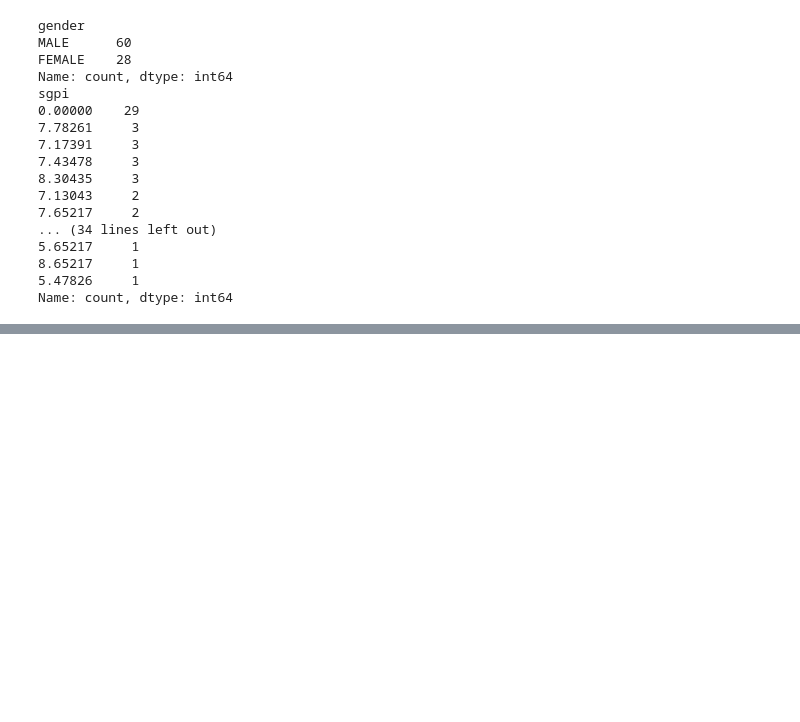
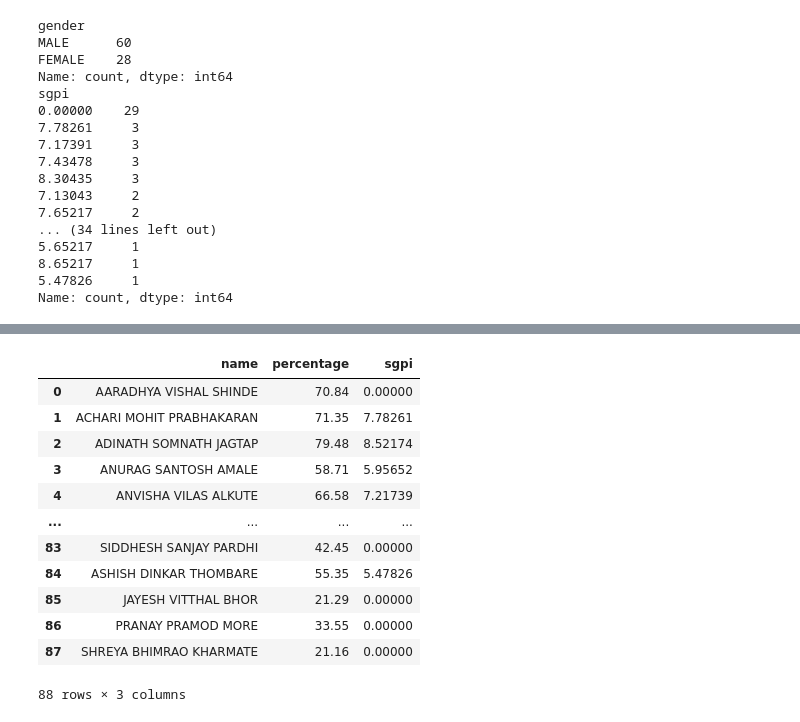
Before and after one commit to shivambandekar2526-png/result-analysis-aids-iv, a Jupyter notebook: notebooks/complete_data-analysis.ipynb, the cells around one changed output, grey strips where cells are left out. Drawn from its saved outputs; the diff is of its cells as text; code cells hidden in the pictures; blank space fills up the shorter version.

```diff
--- a/notebooks/complete_data-analysis.ipynb
+++ b/notebooks/complete_data-analysis.ipynb
@@ -105,0 +306,2 @@ Name: count, dtype: int64
+# %%
+df["college"] = df["college"].replace("TERNA ENGINEERING COLLEGE NERUL NAVI MUMBAI", "MU-0237: TERNA PUBLIC CHARITABLE TRUSTS TERNA ENGINEERING COLLEGE NERUL NAVI MUMBAI ")
@@ -105,0 +343,16 @@ Name: count, dtype: int64
+# %%
+df[["name", "percentage", "sgpi"]]
+# %% [output]
+|  | name | percentage | sgpi |
+| 0 | AARADHYA VISHAL SHINDE | 70.84 | 0.00000 |
+| 1 | ACHARI MOHIT PRABHAKARAN | 71.35 | 7.78261 |
+| 2 | ADINATH SOMNATH JAGTAP | 79.48 | 8.52174 |
+| 3 | ANURAG SANTOSH AMALE | 58.71 | 5.95652 |
+| 4 | ANVISHA VILAS ALKUTE | 66.58 | 7.21739 |
+| ... | ... | ... | ... |
+| 83 | SIDDHESH SANJAY PARDHI | 42.45 | 0.00000 |
+| 84 | ASHISH DINKAR THOMBARE | 55.35 | 5.47826 |
+| 85 | JAYESH VITTHAL BHOR | 21.29 | 0.00000 |
+| 86 | PRANAY PRAMOD MORE | 33.55 | 0.00000 |
+| 87 | SHREYA BHIMRAO KHARMATE | 21.16 | 0.00000 |
+88 rows × 3 columns
```
Also changed, not shown: parts of 35 cells of this notebook, 20 other files.
